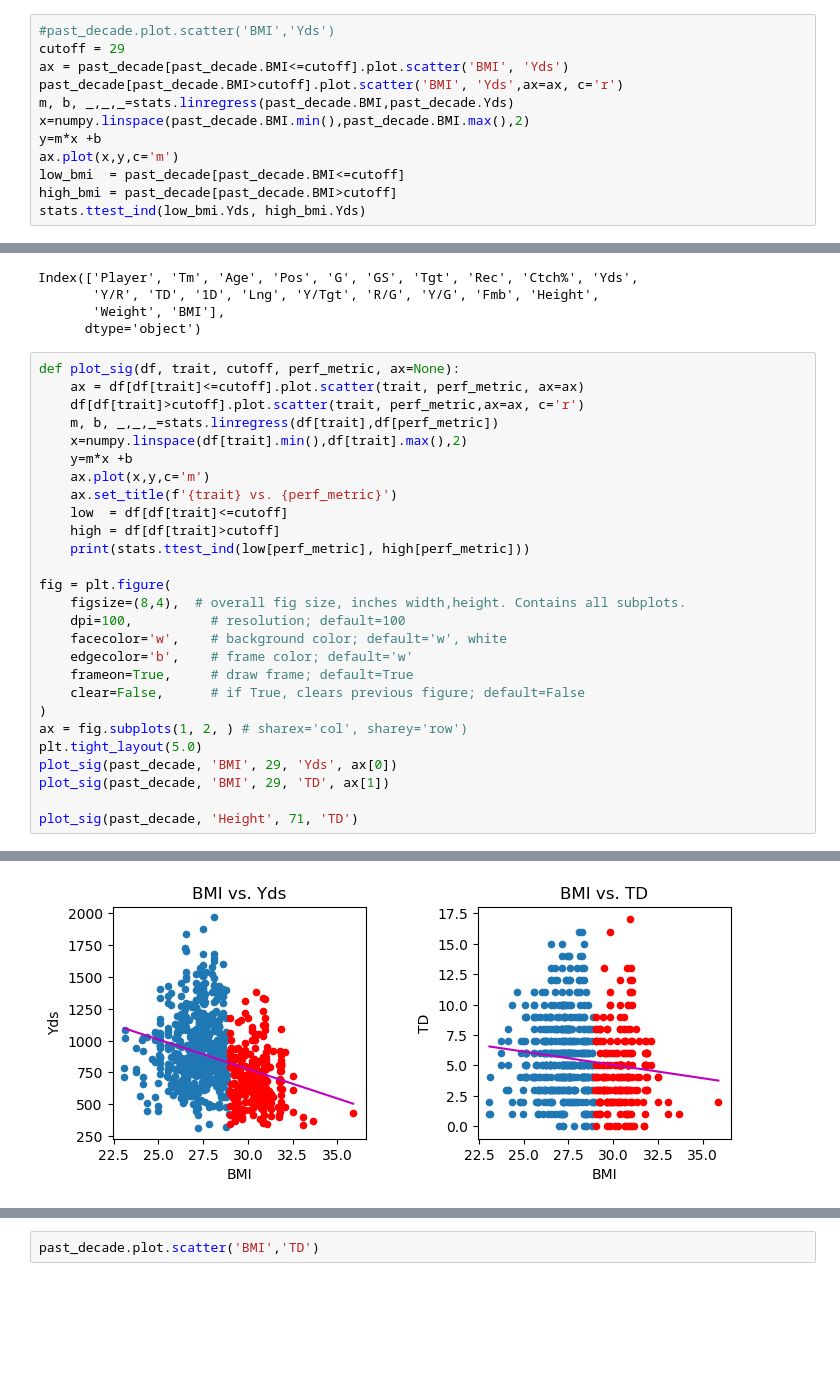
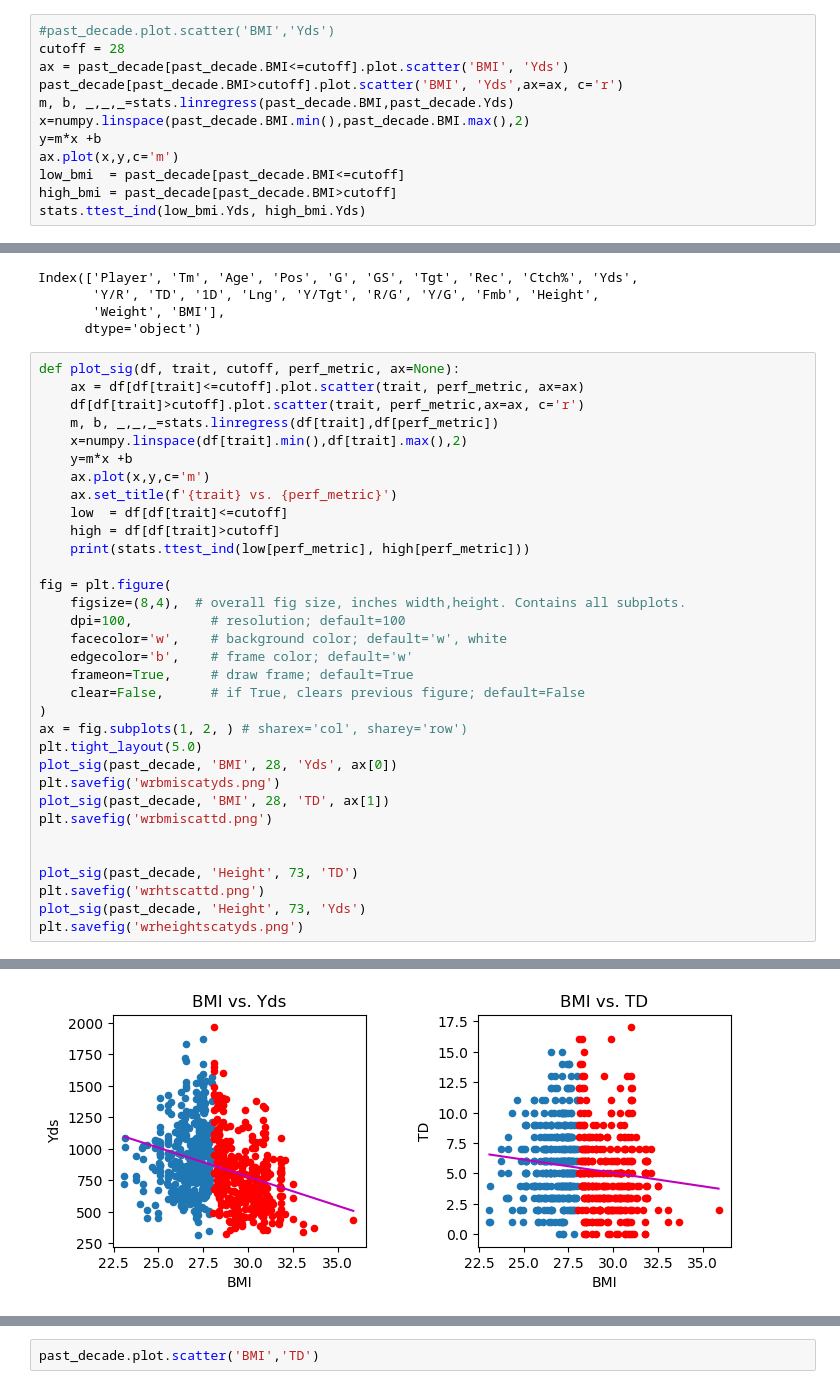
Before and after one commit to shaikh23/Nfl-Analysis, a Jupyter notebook: EDA_receiving_2.ipynb, the cells around one changed output, grey strips where cells are left out. Cells and saved outputs as stored; diff of their text form; blank space fills up the shorter version.

Commit message:
Added titles and bar plots

```diff
--- a/EDA_receiving_2.ipynb
+++ b/EDA_receiving_2.ipynb
@@ -202,7 +208,7 @@ receiving_2019.plot.scatter('BMI', 'Yds')
 [figure]
 # %%
 #past_decade.plot.scatter('BMI','Yds')
-cutoff = 29
+cutoff = 28
 ax = past_decade[past_decade.BMI<=cutoff].plot.scatter('BMI', 'Yds')
 past_decade[past_decade.BMI>cutoff].plot.scatter('BMI', 'Yds',ax=ax, c='r')
 m, b, _,_,_=stats.linregress(past_decade.BMI,past_decade.Yds)
@@ -245,8 +251,14 @@ fig = plt.figure(
 )
 ax = fig.subplots(1, 2, ) # sharex='col', sharey='row')
 plt.tight_layout(5.0)
-plot_sig(past_decade, 'BMI', 29, 'Yds', ax[0])
-plot_sig(past_decade, 'BMI', 29, 'TD', ax[1])
+plot_sig(past_decade, 'BMI', 28, 'Yds', ax[0])
+plt.savefig('wrbmiscatyds.png')
+plot_sig(past_decade, 'BMI', 28, 'TD', ax[1])
+plt.savefig('wrbmiscattd.png')
 
-plot_sig(past_decade, 'Height', 71, 'TD')
+
+plot_sig(past_decade, 'Height', 73, 'TD')
+plt.savefig('wrhtscattd.png')
+plot_sig(past_decade, 'Height', 73, 'Yds')
+plt.savefig('wrheightscatyds.png')
 # %% [output]
@@ -256 +269 @@ Ttest_indResult(statistic=-5.521555449338687, pvalue=4.6571580362141426e-08)
-[figure, old version]
+[figure, new version]
```
Also changed, not shown: parts of 13 cells of this notebook.
